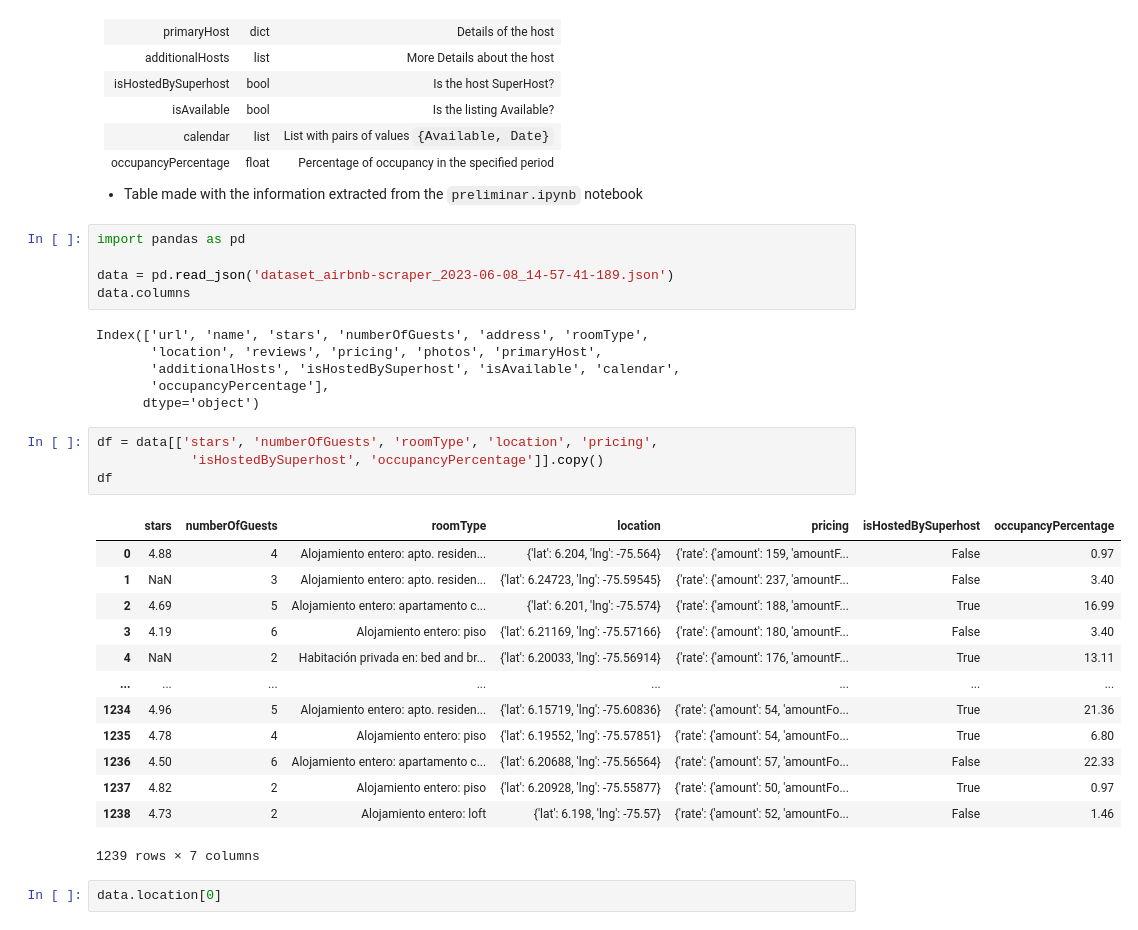
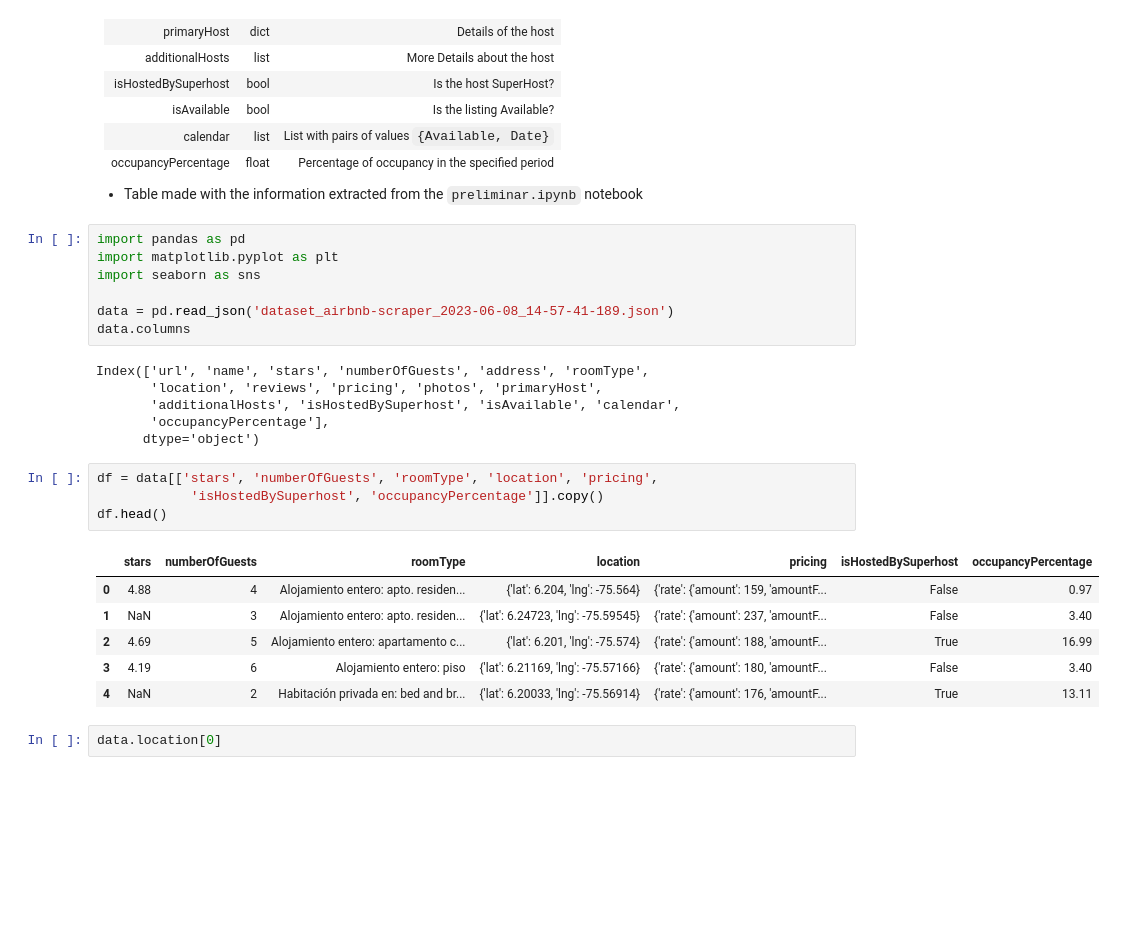
Before and after one commit to manuelarcer/airbnylizer, a Jupyter notebook: eda.ipynb, the cells around one changed output. Saved outputs shown, nothing was run; the diff lists cells and outputs as text; blank space fills up the shorter version.

```diff
--- a/eda.ipynb
+++ b/eda.ipynb
@@ -32,6 +32,8 @@ This dataset was extracted on **08-June-2023** and the scrape period was **6 mon
 * Table made with the information extracted from the `preliminar.ipynb` notebook
 # %%
 import pandas as pd
+import matplotlib.pyplot as plt
+import seaborn as sns
 
 data = pd.read_json('dataset_airbnb-scraper_2023-06-08_14-57-41-189.json')
 data.columns
@@ -44,21 +46,14 @@ Index(['url', 'name', 'stars', 'numberOfGuests', 'address', 'roomType',
 # %%
 df = data[['stars', 'numberOfGuests', 'roomType', 'location', 'pricing',
             'isHostedBySuperhost', 'occupancyPercentage']].copy()
-df
+df.head()
 # %% [output]
 |  | stars | numberOfGuests | roomType | location | pricing | isHostedBySuperhost | occupancyPercentage |
 | 0 | 4.88 | 4 | Alojamiento entero: apto. residen... | {'lat': 6.204, 'lng': -75.564} | {'rate': {'amount': 159, 'amountF... | False | 0.97 |
 | 1 | NaN | 3 | Alojamiento entero: apto. residen... | {'lat': 6.24723, 'lng': -75.59545} | {'rate': {'amount': 237, 'amountF... | False | 3.40 |
 | 2 | 4.69 | 5 | Alojamiento entero: apartamento c... | {'lat': 6.201, 'lng': -75.574} | {'rate': {'amount': 188, 'amountF... | True | 16.99 |
 | 3 | 4.19 | 6 | Alojamiento entero: piso | {'lat': 6.21169, 'lng': -75.57166} | {'rate': {'amount': 180, 'amountF... | False | 3.40 |
 | 4 | NaN | 2 | Habitación privada en: bed and br... | {'lat': 6.20033, 'lng': -75.56914} | {'rate': {'amount': 176, 'amountF... | True | 13.11 |
-| ... | ... | ... | ... | ... | ... | ... | ... |
-| 1234 | 4.96 | 5 | Alojamiento entero: apto. residen... | {'lat': 6.15719, 'lng': -75.60836} | {'rate': {'amount': 54, 'amountFo... | True | 21.36 |
-| 1235 | 4.78 | 4 | Alojamiento entero: piso | {'lat': 6.19552, 'lng': -75.57851} | {'rate': {'amount': 54, 'amountFo... | True | 6.80 |
-| 1236 | 4.50 | 6 | Alojamiento entero: apartamento c... | {'lat': 6.20688, 'lng': -75.56564} | {'rate': {'amount': 57, 'amountFo... | False | 22.33 |
-| 1237 | 4.82 | 2 | Alojamiento entero: piso | {'lat': 6.20928, 'lng': -75.55877} | {'rate': {'amount': 50, 'amountFo... | True | 0.97 |
-| 1238 | 4.73 | 2 | Alojamiento entero: loft | {'lat': 6.198, 'lng': -75.57} | {'rate': {'amount': 52, 'amountFo... | False | 1.46 |
-1239 rows × 7 columns
 # %%
 data.location[0]
 # %% [output]
```
Also changed, not shown: parts of 3 cells of this notebook.
